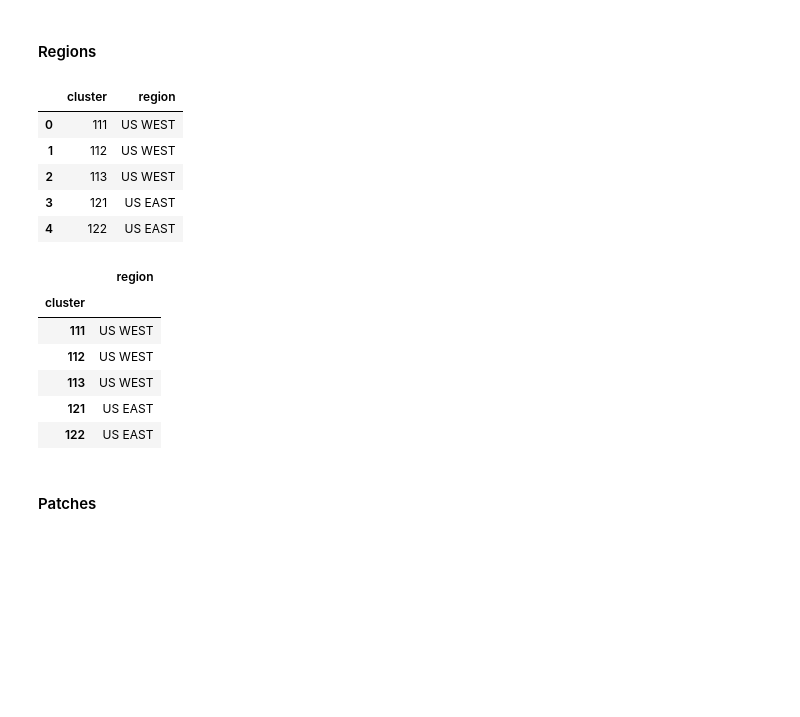
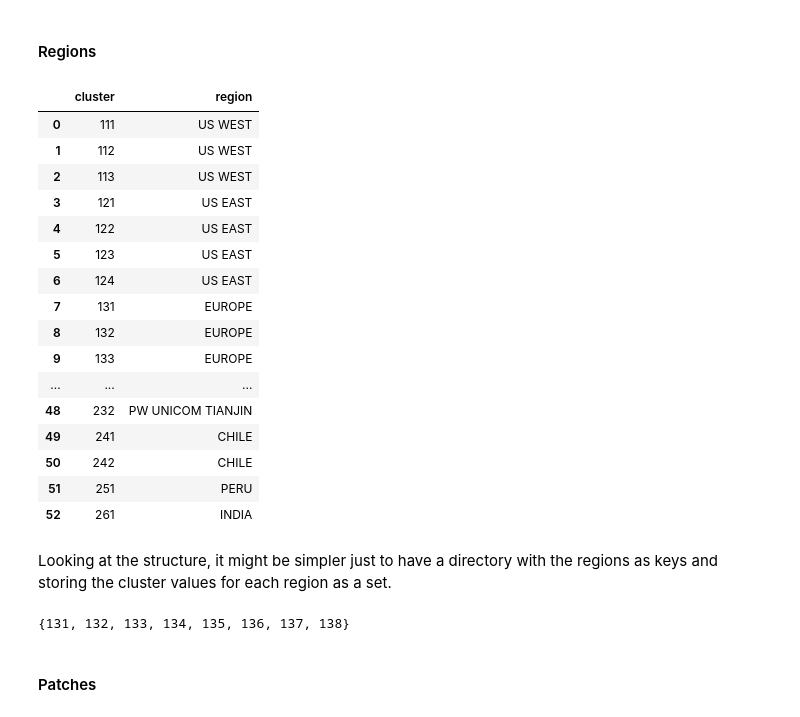
Before and after one commit to jpniet/Dota2-Matchmaking, a Jupyter notebook: Notebooks/Dota_EDA.ipynb, the cells around one changed output. Cells and saved outputs as stored; diff of their text form; code cells hidden in the pictures; blank space fills up the shorter version.

```diff
--- a/Notebooks/Dota_EDA.ipynb
+++ b/Notebooks/Dota_EDA.ipynb
@@ -147,7 +145,7 @@ dota2 = {
                   {'Carry','Durable','Initiator','Pushers','Disabler'},
                   {'Support','Escape','Initiator','Disabler'},
                   {'Support','Escape','Initiator','Disabler'}],
-    }) # Included the 'positions' dataframe to have a relationship between player_slot and other in-game data
+    }).set_index('player_slot') # Included the 'positions' dataframe to have a relationship between player_slot and other in-game data
 }
 
 # Grouping the data containing info regarding the 50k matches
@@ -294,26 +258,33 @@ dota2['heroes'].head()
 # %% [markdown]
 #### Regions
 # %%
-dota2['regions'].head()
+dota2['regions']
 # %% [output]
 |  | cluster | region |
 | 0 | 111 | US WEST |
 | 1 | 112 | US WEST |
 | 2 | 113 | US WEST |
 | 3 | 121 | US EAST |
 | 4 | 122 | US EAST |
+| 5 | 123 | US EAST |
+| 6 | 124 | US EAST |
+| 7 | 131 | EUROPE |
+| 8 | 132 | EUROPE |
+| 9 | 133 | EUROPE |
+| ... | ... | ... |
+| 48 | 232 | PW UNICOM TIANJIN |
+| 49 | 241 | CHILE |
+| 50 | 242 | CHILE |
+| 51 | 251 | PERU |
+| 52 | 261 | INDIA |
-# %%
-# Changing the index to cluster
-dota2['regions'].set_index('cluster', inplace=True)
-dota2['regions'].head()
-# %% [output]
-|  | region |
-| cluster |  |
-| 111 | US WEST |
-| 112 | US WEST |
-| 113 | US WEST |
-| 121 | US EAST |
-| 122 | US EAST |
+# %% [markdown]
+Looking at the structure, it might be simpler just to have a directory with the regions as keys and storing the cluster values for each region as a set.
+# %%
+# Converting the dataframe into a dictionary with clusters as sets
+dota2['regions'] = dota2['regions'].groupby('region')['cluster'].apply(set).to_dict()
+dota2['regions']['EUROPE'] # Checking the values for Europe clusters
+# %% [output]
+{131, 132, 133, 134, 135, 136, 137, 138}
 # %% [markdown]
 #### Patches
 # %%
```
Also changed, not shown: parts of 35 cells of this notebook.
